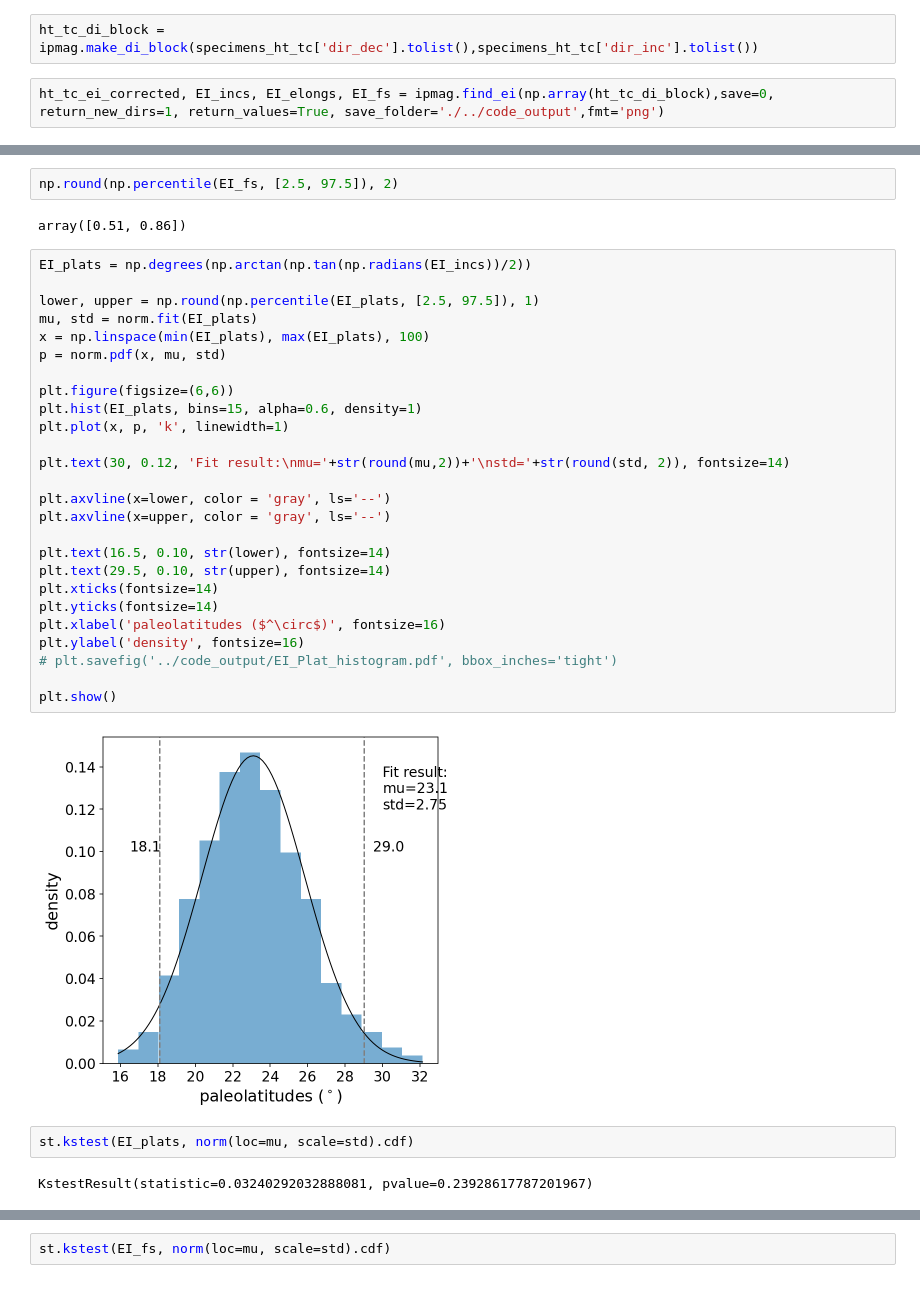
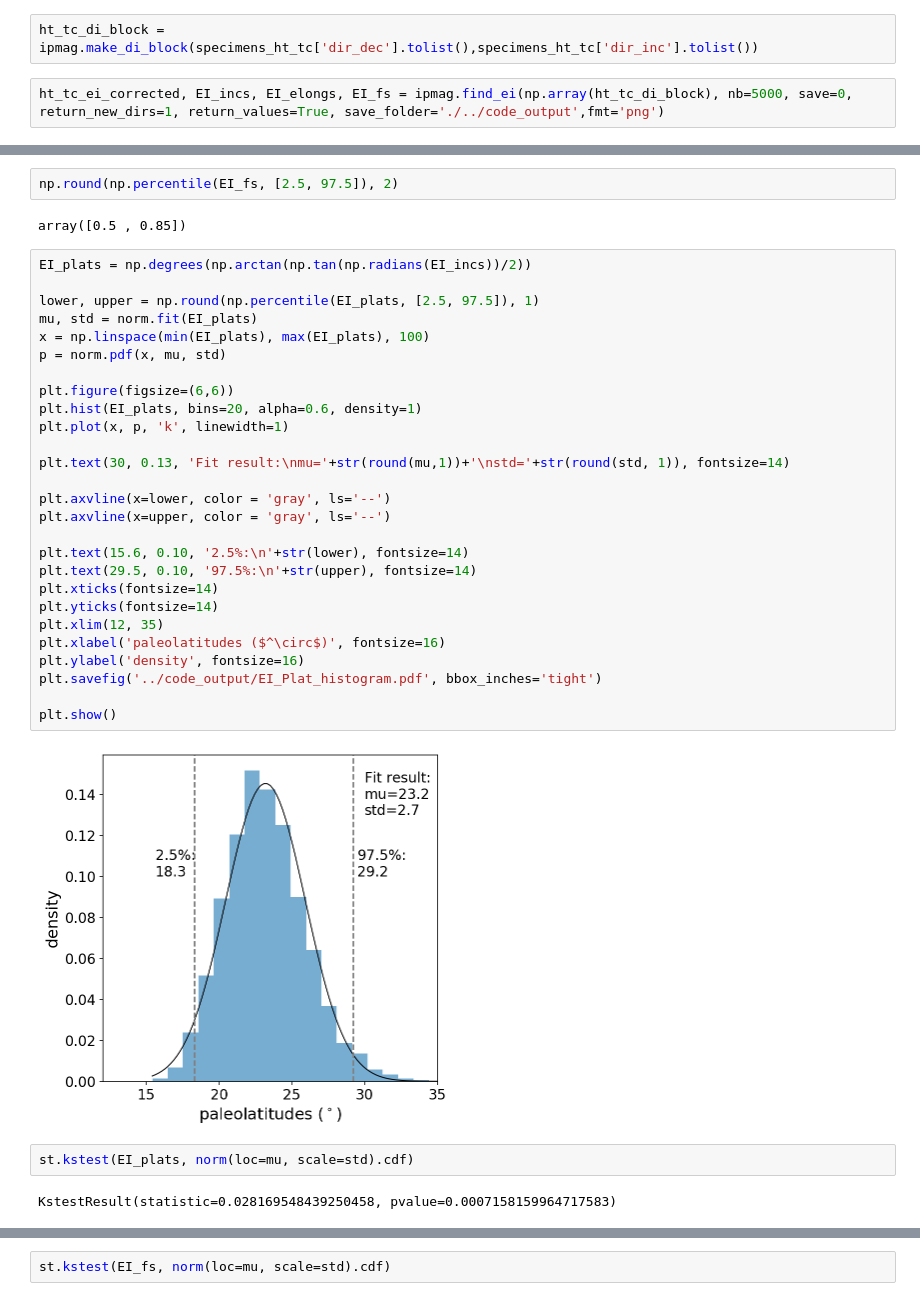
Before and after one commit to Swanson-Hysell-Group/Inclination_Shallowing, a Jupyter notebook: code/Notebooks/Cutface_pmag.ipynb, the cells around one changed output, grey strips where cells are left out. Saved outputs shown, nothing was run; the diff lists cells and outputs as text.

```diff
--- a/code/Notebooks/Cutface_pmag.ipynb
+++ b/code/Notebooks/Cutface_pmag.ipynb
@@ -522,7 +522,7 @@ plt.show()
 # %%
 ht_tc_di_block = ipmag.make_di_block(specimens_ht_tc['dir_dec'].tolist(),specimens_ht_tc['dir_inc'].tolist())
 # %%
-ht_tc_ei_corrected, EI_incs, EI_elongs, EI_fs = ipmag.find_ei(np.array(ht_tc_di_block),save=0, return_new_dirs=1, return_values=True, save_folder='./../code_output',fmt='png')
+ht_tc_ei_corrected, EI_incs, EI_elongs, EI_fs = ipmag.find_ei(np.array(ht_tc_di_block), nb=5000, save=0, return_new_dirs=1, return_values=True, save_folder='./../code_output',fmt='png')
 # %% [output]
 Bootstrapping.... be patient
 
@@ -540,39 +540,40 @@ with bootstrapped confidence bounds of: 0.86 to 0.51
 # %%
 np.round(np.percentile(EI_fs, [2.5, 97.5]), 2)
 # %% [output]
-array([0.51, 0.86])
+array([0.5 , 0.85])
 # %%
 EI_plats = np.degrees(np.arctan(np.tan(np.radians(EI_incs))/2))
 
 lower, upper = np.round(np.percentile(EI_plats, [2.5, 97.5]), 1)
 mu, std = norm.fit(EI_plats)
 x = np.linspace(min(EI_plats), max(EI_plats), 100)
 p = norm.pdf(x, mu, std)
 
 plt.figure(figsize=(6,6))
-plt.hist(EI_plats, bins=15, alpha=0.6, density=1)
+plt.hist(EI_plats, bins=20, alpha=0.6, density=1)
 plt.plot(x, p, 'k', linewidth=1)
 
-plt.text(30, 0.12, 'Fit result:\nmu='+str(round(mu,2))+'\nstd='+str(round(std, 2)), fontsize=14)
+plt.text(30, 0.13, 'Fit result:\nmu='+str(round(mu,1))+'\nstd='+str(round(std, 1)), fontsize=14)
 
 plt.axvline(x=lower, color = 'gray', ls='--')
 plt.axvline(x=upper, color = 'gray', ls='--')
 
-plt.text(16.5, 0.10, str(lower), fontsize=14)
-plt.text(29.5, 0.10, str(upper), fontsize=14)
+plt.text(15.6, 0.10, '2.5%:\n'+str(lower), fontsize=14)
+plt.text(29.5, 0.10, '97.5%:\n'+str(upper), fontsize=14)
 plt.xticks(fontsize=14)
 plt.yticks(fontsize=14)
+plt.xlim(12, 35)
 plt.xlabel('paleolatitudes ($^\circ$)', fontsize=16)
 plt.ylabel('density', fontsize=16)
-# plt.savefig('../code_output/EI_Plat_histogram.pdf', bbox_inches='tight')
+plt.savefig('../code_output/EI_Plat_histogram.pdf', bbox_inches='tight')
 
 plt.show()
 # %% [output]
-[figure, old version]
+[figure, new version]
 # %%
 st.kstest(EI_plats, norm(loc=mu, scale=std).cdf)
 # %% [output]
-KstestResult(statistic=0.03240292032888081, pvalue=0.23928617787201967)
+KstestResult(statistic=0.028169548439250458, pvalue=0.0007158159964717583)
 # %%
 lower, upper = np.round(np.percentile(EI_fs, [2.5, 97.5]), 2)
 mu, std = norm.fit(EI_fs)
```
Also changed, not shown: parts of 14 cells of this notebook.
